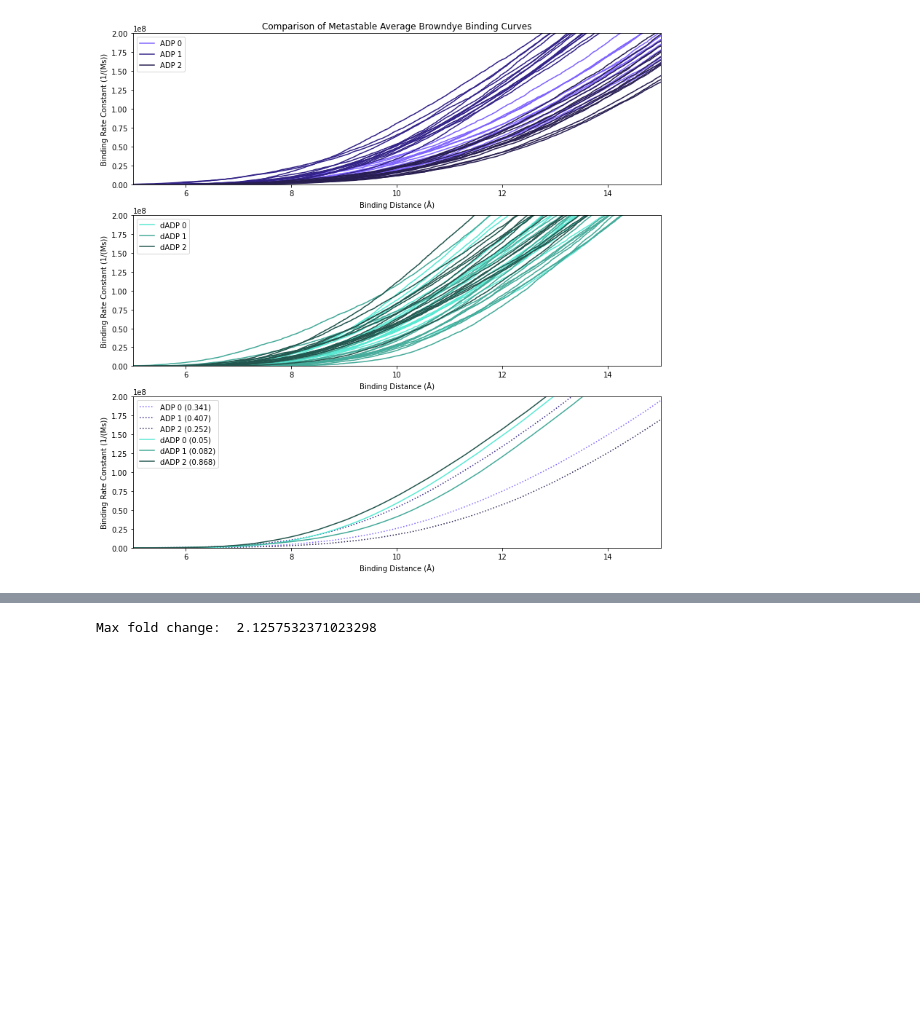
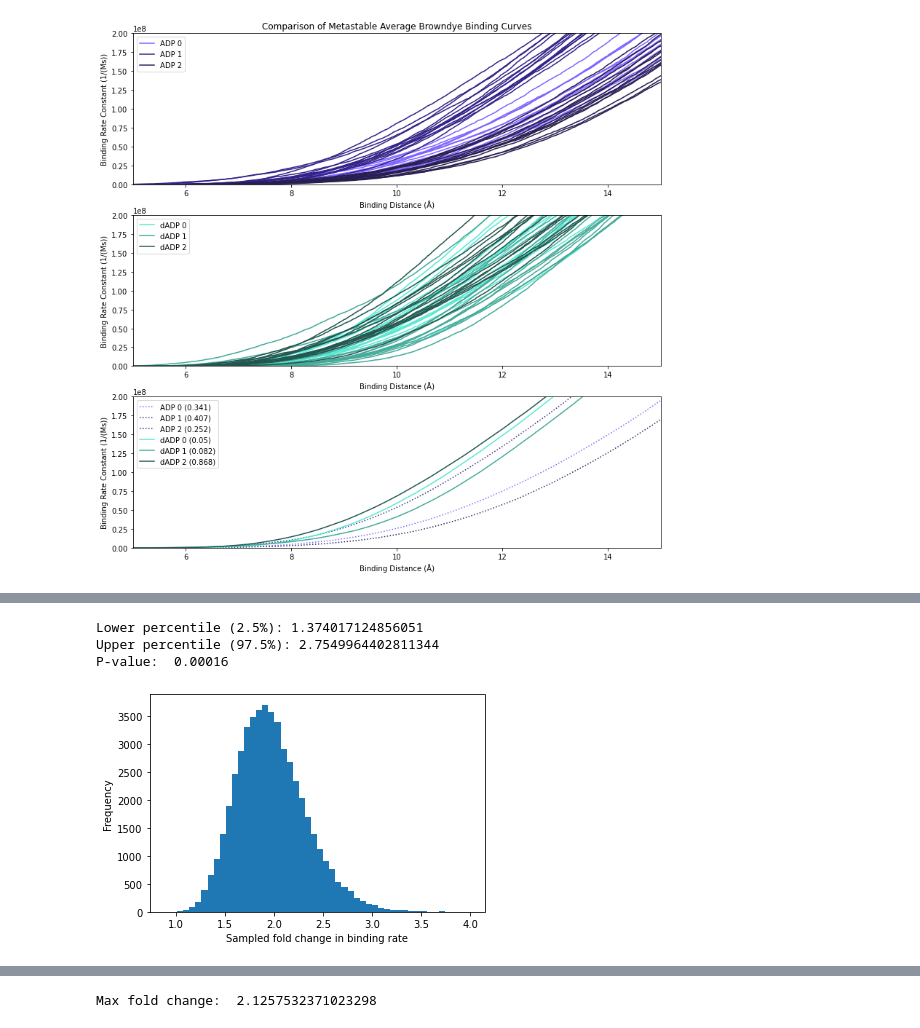
Before and after one commit to marcushock/dATP_multiscale_modeling, a Jupyter notebook: molecular_analysis/BD_Results_Analysis.ipynb, the cells around one changed output, grey strips where cells are left out. Drawn from its saved outputs; the diff is of its cells as text; code cells hidden in the pictures; blank space fills up the shorter version.

```diff
--- a/molecular_analysis/BD_Results_Analysis.ipynb
+++ b/molecular_analysis/BD_Results_Analysis.ipynb
@@ -209,0 +320,18 @@ Text(0.5, 1.0, 'Comparison of Metastable Average Browndye Binding Curves')
+# %%
+# Estimate the proportional contribution of each sampled state from metastable
+# Stationary distribution
+
+ADP_probabilities = np.concatenate(([ADP_stationary_dist[0]]*15,
+                                   [ADP_stationary_dist[1]]*15,
+                                    [ADP_stationary_dist[2]]*15))/15
+
+ADP_all_rates = np.array(all_rates_df[0:45].rate)
+# %%
+# Estimate the proportional contribution of each sampled state from metastable
+# Stationary distribution
+
+dADP_probabilities = np.concatenate(([dADP_stationary_dist[0]]*15,
+                                   [dADP_stationary_dist[1]]*15,
+                                    [dADP_stationary_dist[2]]*15))/15
+
+dADP_all_rates = np.array(all_rates_df[45:90].rate)
@@ -210 +517,39 @@ Text(0.5, 1.0, 'Comparison of Metastable Average Browndye Binding Curves')
+# %%
+# Bootstrap the ratio of the fold change by geneating
+# indpendent estiamtes for ATP bound myosin, and dATP bound myosin
+# then calculating the ratios of each sampled measurement
+
+# Estimated at the experimental binding distance of 7.20 A
+
+n_samples = 50000
+
+ADP_sampled_rates = np.random.choice(ADP_all_rates,
+                 p = ADP_probabilities,
+                 size = (45,n_samples),
+                 replace = True)
+
+
+dADP_sampled_rates = np.random.choice(dADP_all_rates,
+                 p = dADP_probabilities,
+                 size = (45,n_samples),
+                 replace = True)
+
+
+
+ratios = np.mean(dADP_sampled_rates, axis = 0)/np.mean(ADP_sampled_rates, axis = 0)
+
+# Display distribution:
+plt.hist(ratios, bins = 50)
+plt.xlabel('Sampled fold change in binding rate')
+plt.ylabel('Frequency')
+
+print("Lower percentile (2.5%):", np.percentile(ratios, 2.5))
+print("Upper percentile (97.5%):",np.percentile(ratios, 97.5))
+
+print("P-value: ",np.mean(ratios<1))
+# %% [output]
+Lower percentile (2.5%): 1.374017124856051
+Upper percentile (97.5%): 2.7549964402811344
+P-value:  0.00016
+[figure, added]
 # %%
```
Also changed, not shown: parts of 160 cells of this notebook, 1 other file.
